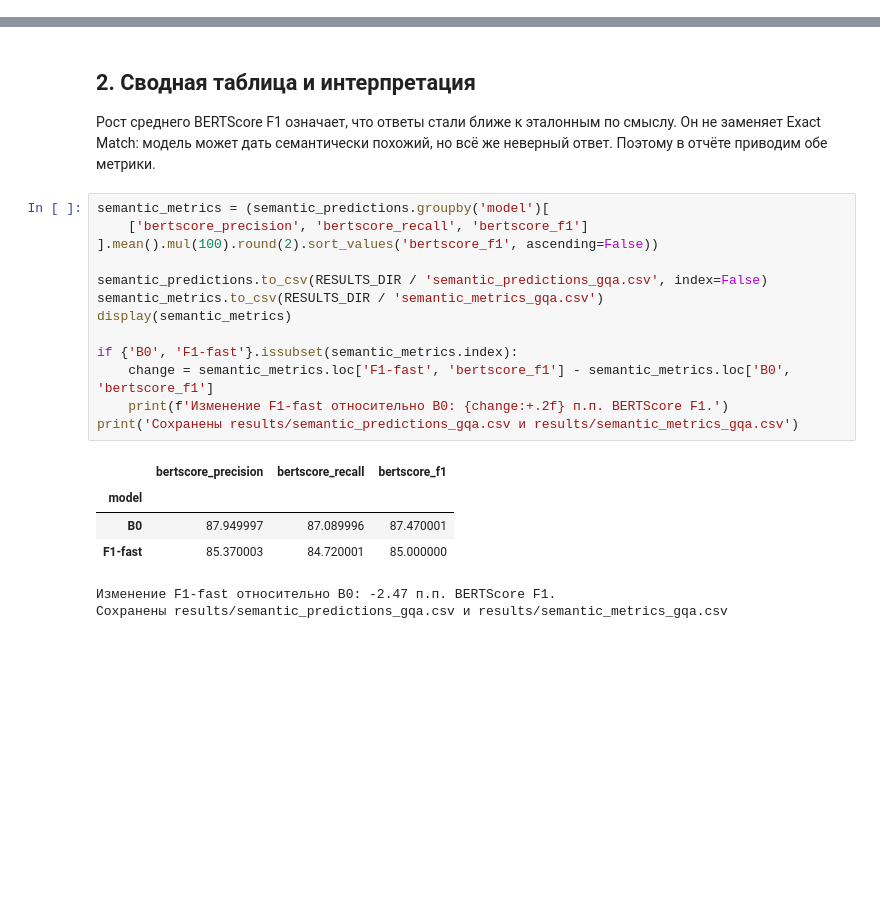
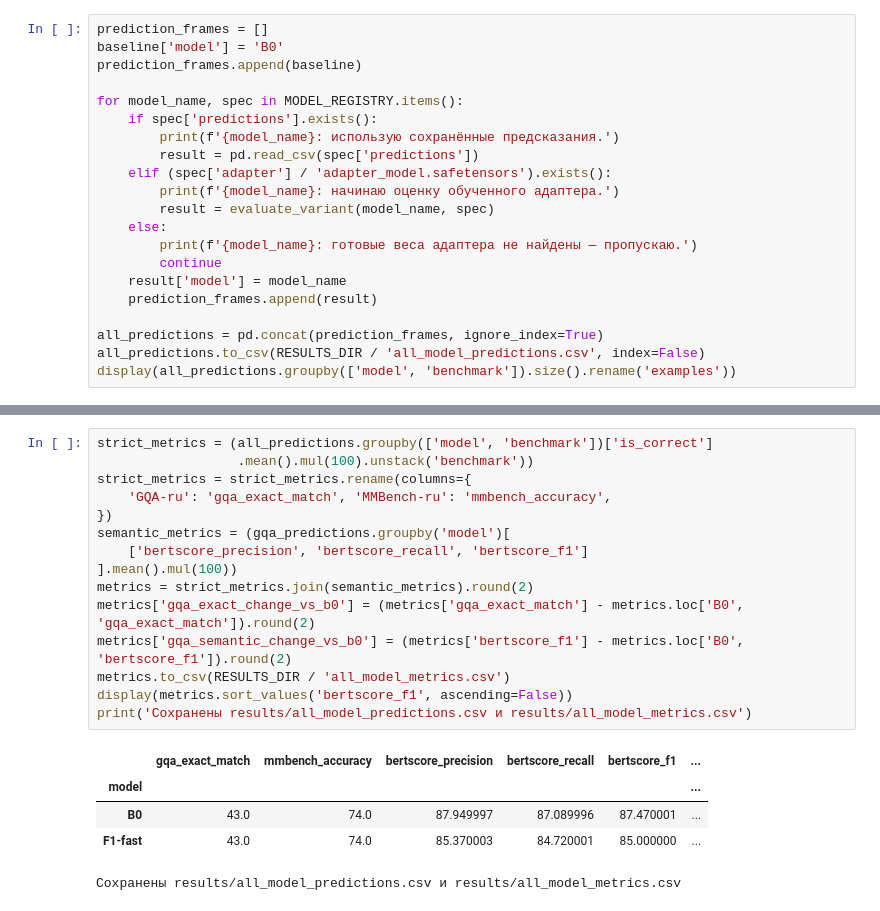
Before and after one commit to Slavaxexe/VK-VLM-Project, a Jupyter notebook: notebooks/07_semantic_evaluation_bertscore.ipynb, the cells around one changed output, grey strips where cells are left out. Drawn from its saved outputs; the diff is of its cells as text; blank space fills up the shorter version.

Commit message:
Объединил оценку моделей в одном ноутбуке

```diff
--- a/notebooks/07_semantic_evaluation_bertscore.ipynb
+++ b/notebooks/07_semantic_evaluation_bertscore.ipynb
@@ -43,0 +151,21 @@ BERTScore возвращает три значения для каждого п
+# %%
+prediction_frames = []
+baseline['model'] = 'B0'
+prediction_frames.append(baseline)
+
+for model_name, spec in MODEL_REGISTRY.items():
+    if spec['predictions'].exists():
+        print(f'{model_name}: использую сохранённые предсказания.')
+        result = pd.read_csv(spec['predictions'])
+    elif (spec['adapter'] / 'adapter_model.safetensors').exists():
+        print(f'{model_name}: начинаю оценку обученного адаптера.')
+        result = evaluate_variant(model_name, spec)
+    else:
+        print(f'{model_name}: готовые веса адаптера не найдены — пропускаю.')
+        continue
+    result['model'] = model_name
+    prediction_frames.append(result)
+
+all_predictions = pd.concat(prediction_frames, ignore_index=True)
+all_predictions.to_csv(RESULTS_DIR / 'all_model_predictions.csv', index=False)
+display(all_predictions.groupby(['model', 'benchmark']).size().rename('examples'))
@@ -108,24 +214,21 @@ done in 1.29 seconds, 77.31 sentences/sec
-# %% [markdown]
-## 2. Сводная таблица и интерпретация
-
-Рост среднего BERTScore F1 означает, что ответы стали ближе к эталонным по смыслу. Он не заменяет Exact Match: модель может дать семантически похожий, но всё же неверный ответ. Поэтому в отчёте приводим обе метрики.
-# %%
-semantic_metrics = (semantic_predictions.groupby('model')[
-    ['bertscore_precision', 'bertscore_recall', 'bertscore_f1']
-].mean().mul(100).round(2).sort_values('bertscore_f1', ascending=False))
-
-semantic_predictions.to_csv(RESULTS_DIR / 'semantic_predictions_gqa.csv', index=False)
-semantic_metrics.to_csv(RESULTS_DIR / 'semantic_metrics_gqa.csv')
-display(semantic_metrics)
-
-if {'B0', 'F1-fast'}.issubset(semantic_metrics.index):
-    change = semantic_metrics.loc['F1-fast', 'bertscore_f1'] - semantic_metrics.loc['B0', 'bertscore_f1']
-    print(f'Изменение F1-fast относительно B0: {change:+.2f} п.п. BERTScore F1.')
-print('Сохранены results/semantic_predictions_gqa.csv и results/semantic_metrics_gqa.csv')
-# %% [output]
-|  | bertscore_precision | bertscore_recall | bertscore_f1 |
-| model |  |  |  |
-| B0 | 87.949997 | 87.089996 | 87.470001 |
-| F1-fast | 85.370003 | 84.720001 | 85.000000 |
-Изменение F1-fast относительно B0: -2.47 п.п. BERTScore F1.
-Сохранены results/semantic_predictions_gqa.csv и results/semantic_metrics_gqa.csv
+# %%
+strict_metrics = (all_predictions.groupby(['model', 'benchmark'])['is_correct']
+                  .mean().mul(100).unstack('benchmark'))
+strict_metrics = strict_metrics.rename(columns={
+    'GQA-ru': 'gqa_exact_match', 'MMBench-ru': 'mmbench_accuracy',
+})
+semantic_metrics = (gqa_predictions.groupby('model')[
+    ['bertscore_precision', 'bertscore_recall', 'bertscore_f1']
+].mean().mul(100))
+metrics = strict_metrics.join(semantic_metrics).round(2)
+metrics['gqa_exact_change_vs_b0'] = (metrics['gqa_exact_match'] - metrics.loc['B0', 'gqa_exact_match']).round(2)
+metrics['gqa_semantic_change_vs_b0'] = (metrics['bertscore_f1'] - metrics.loc['B0', 'bertscore_f1']).round(2)
+metrics.to_csv(RESULTS_DIR / 'all_model_metrics.csv')
+display(metrics.sort_values('bertscore_f1', ascending=False))
+print('Сохранены results/all_model_predictions.csv и results/all_model_metrics.csv')
+# %% [output]
+|  | gqa_exact_match | mmbench_accuracy | bertscore_precision | bertscore_recall | bertscore_f1 | ... |
+| model |  |  |  |  |  | ... |
+| B0 | 43.0 | 74.0 | 87.949997 | 87.089996 | 87.470001 | ... |
+| F1-fast | 43.0 | 74.0 | 85.370003 | 84.720001 | 85.000000 | ... |
+Сохранены results/all_model_predictions.csv и results/all_model_metrics.csv
```
Also changed, not shown: parts of 13 cells of this notebook, 6 other files.
